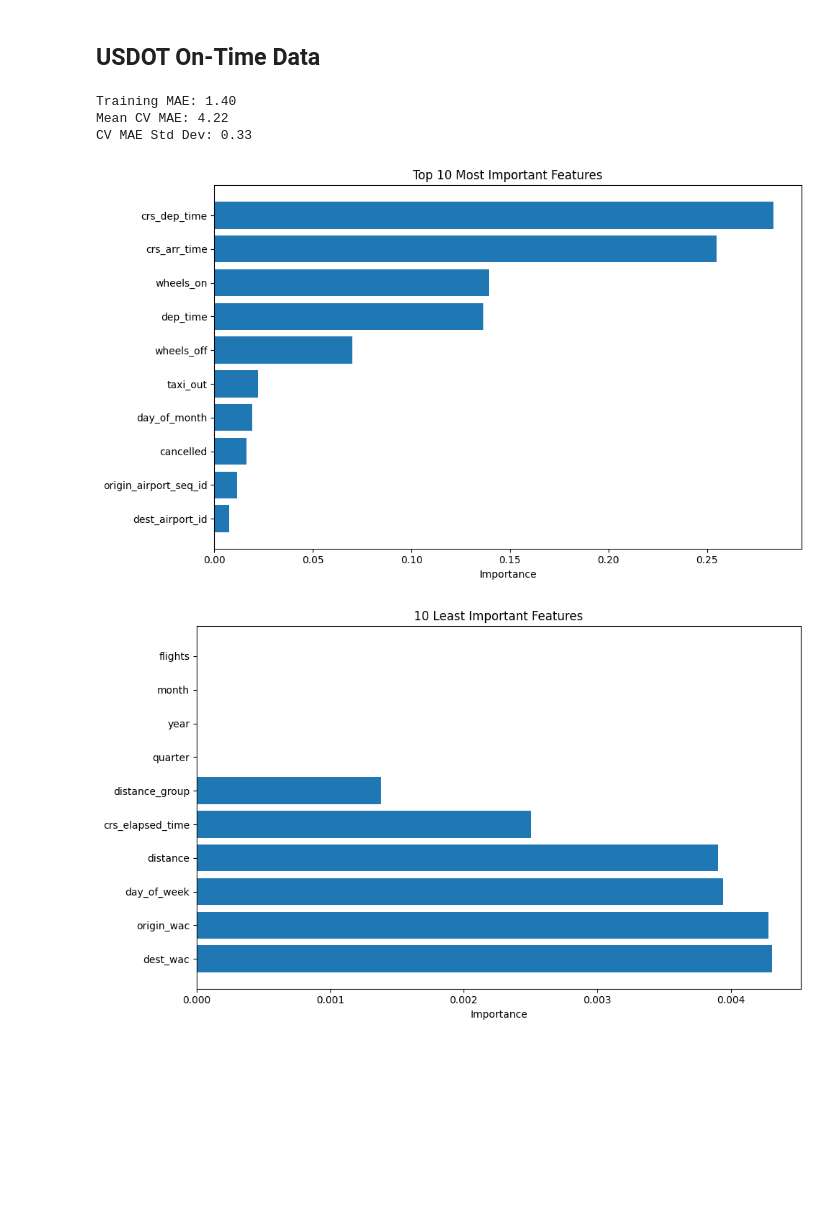
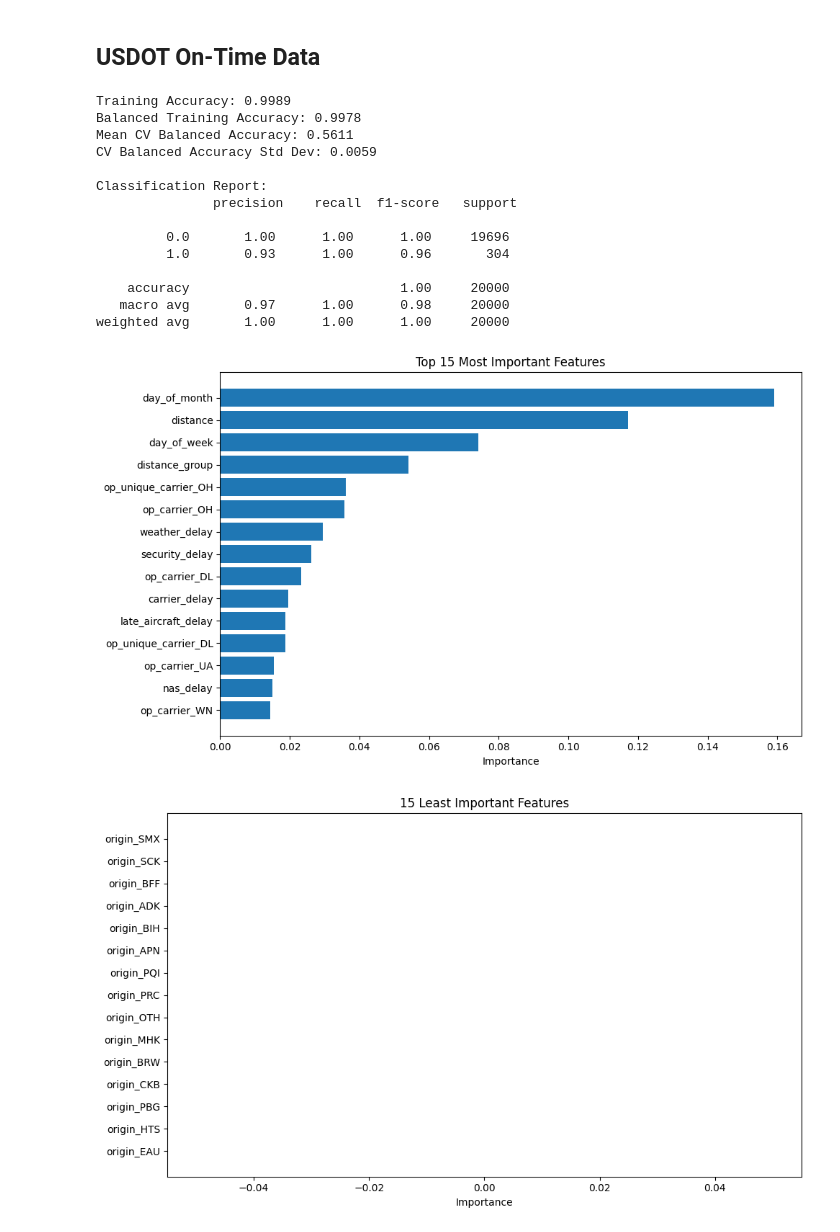
Before and after one commit to tbrantinghamBU/699-Personal, a Jupyter notebook: OMDS-ModB2-Week11-Brantingham-Tyler.ipynb, the cells around one changed output. Cells and saved outputs as stored; diff of their text form; code cells hidden in the pictures; blank space fills up the shorter version.

```diff
--- a/OMDS-ModB2-Week11-Brantingham-Tyler.ipynb
+++ b/OMDS-ModB2-Week11-Brantingham-Tyler.ipynb
@@ -414,14 +597,32 @@ best_model_range_delay, search_log_range_delay = random_search_random_forest(X_d
 def clean_ontime_dataframe(df, target_variable, encode=False):
     # List of columns to drop
     columns_to_drop = [
-        'fl_date', 'op_carrier_airline_id', 'op_carrier', 'tail_num', 'op_carrier_fl_num',
-        'origin_airport_id', 'origin)airport_seq_id', 'origin_city_market_id', 'origin_city_name',
-        'origin_state_abr', 'origin_state_fips', 'origin_state_nm', 'dest_airport_seq_id',
-        'dest_city_market_id', 'dest_city_name', 'dest_state_abr', 'dest_state_fips', 'dest_state_nm',
-        'dep_delay_new', 'dep_del15', 'dep_delay_group', 'dep_time_blk', 'arr_time', 'arr_delay',
-        'arr_delay_new', 'arr_del15', 'arr_delay_group', 'arr_time_blk', 'cancellation_code',
-        'carrier_delay', 'weather_delay', 'nas_delay', 'security_delay', 'late_aircraft_delay'
+        # Flight identifiers
+        'fl_date', 'tail_num', 'op_carrier_airline_id', 'op_carrier_fl_num',
+
+        # Origin details
+        'origin_airport_id', 'origin_airport_seq_id', 'origin_city_market_id',
+        'origin_city_name', 'origin_state_abr', 'origin_state_fips', 'origin_state_nm',
+        'origin_wac',
+
+        # Destination details
+        'dest', 'dest_airport_id', 'dest_airport_seq_id', 'dest_city_market_id',
+        'dest_city_name', 'dest_state_abr', 'dest_state_fips', 'dest_state_nm',
+        'dest_wac',
+
+        # Delay and time metrics
+        'dep_time', 'dep_delay', 'dep_delay_new', 'dep_del15', 'dep_delay_group', 'dep_time_blk',
+        'arr_time', 'arr_delay', 'arr_delay_new', 'arr_del15', 'arr_delay_group', 'arr_time_blk',
+        'taxi_in', 'taxi_out', 'air_time', 'actual_elapsed_time', 'crs_arr_time', 'crs_dep_time',
+        'crs_elapsed_time', 'wheels_off', 'wheels_on',
+
+        # Cancellation
+        'cancellation_code',
+
+        # Other
+        'flights'
     ]
+
 
     # Drop specified columns if they exist in the DataFrame
     df = df.drop(columns=[col for col in columns_to_drop if col in df.columns], errors='ignore')
@@ -439,6 +640,7 @@ def clean_ontime_dataframe(df, target_variable, encode=False):
         # One-hot encode categorical columns
     if encode:
         categorical_cols = df.select_dtypes(include=['object', 'category']).columns
+        # categorical_cols.extend[]
         df = pd.get_dummies(df, columns=categorical_cols, drop_first=True)
     else:
         categorical_cols = df.select_dtypes(include=['object', 'category']).columns
@@ -456,15 +658,26 @@ df3 = pd.read_csv("usdot_onetime_clean_no_encode.csv", low_memory=False)
 df3_clean = df3.dropna(axis=1, how='all')
 df3_samp = df3_clean.sample(n=25000, random_state=42)
 # %%
-X_ontime, y_ontime = clean_ontime_dataframe(df3_samp, 'dep_delay')
+X_ontime, y_ontime = clean_ontime_dataframe(df3_samp, 'cancelled', encode=True)
 # %%
-ontime_rf_model = train_random_forest(X_ontime, y_ontime, True)
+ontime_rf_model = train_random_forest(X_ontime, y_ontime, scale_numeric=True, task='classification')
 # %% [output]
-Training MAE: 1.40
-Mean CV MAE: 4.22
-CV MAE Std Dev: 0.33
+Training Accuracy: 0.9989
+Balanced Training Accuracy: 0.9978
+Mean CV Balanced Accuracy: 0.5611
+CV Balanced Accuracy Std Dev: 0.0059
+
+Classification Report:
+               precision    recall  f1-score   support
+
+         0.0       1.00      1.00      1.00     19696
+         1.0       0.93      1.00      0.96       304
+
+    accuracy                           1.00     20000
+   macro avg       0.97      1.00      0.98     20000
+weighted avg       1.00      1.00      1.00     20000
-[figure, old version]
+[figure, new version]
-[figure, old version]
+[figure, new version]
 # %%
 custom_grid = {
     'regressor__n_estimators': [10, 50, 100, 150, 200, 500],
```
Also changed, not shown: parts of 14 cells of this notebook.
